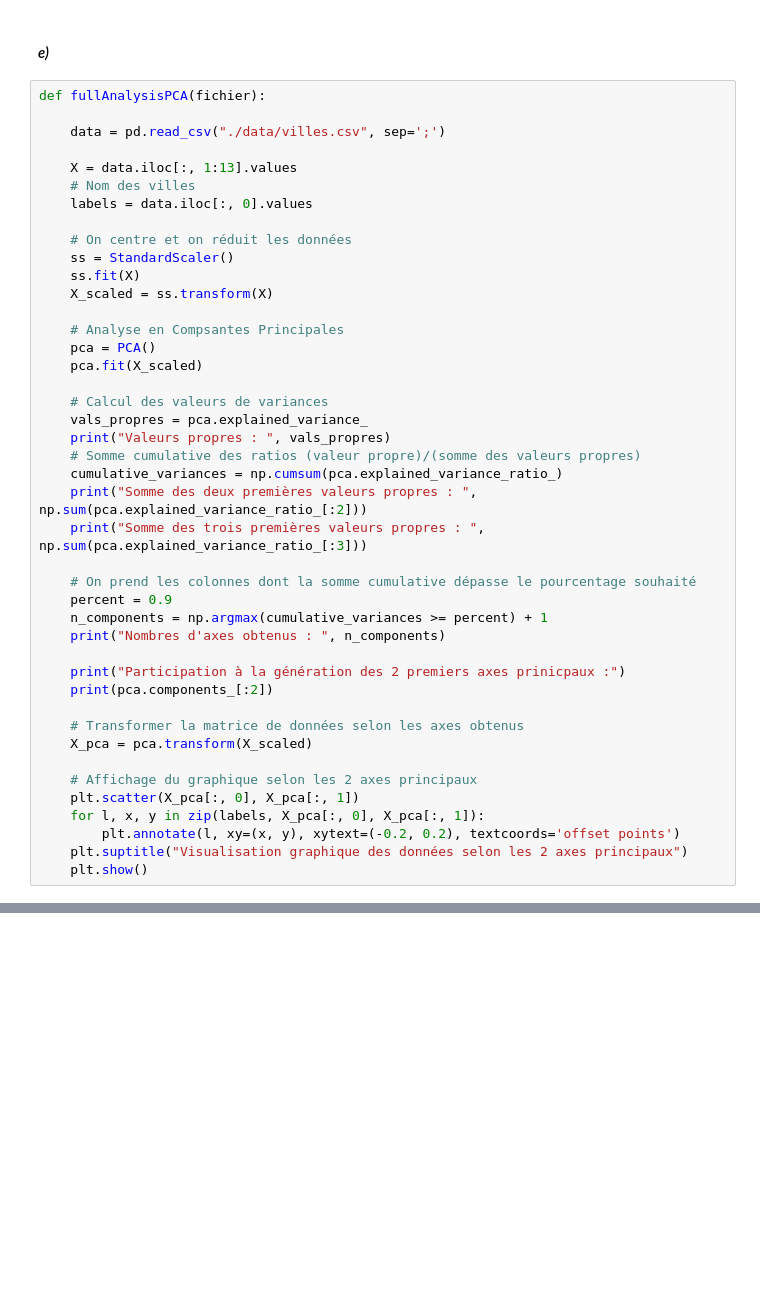
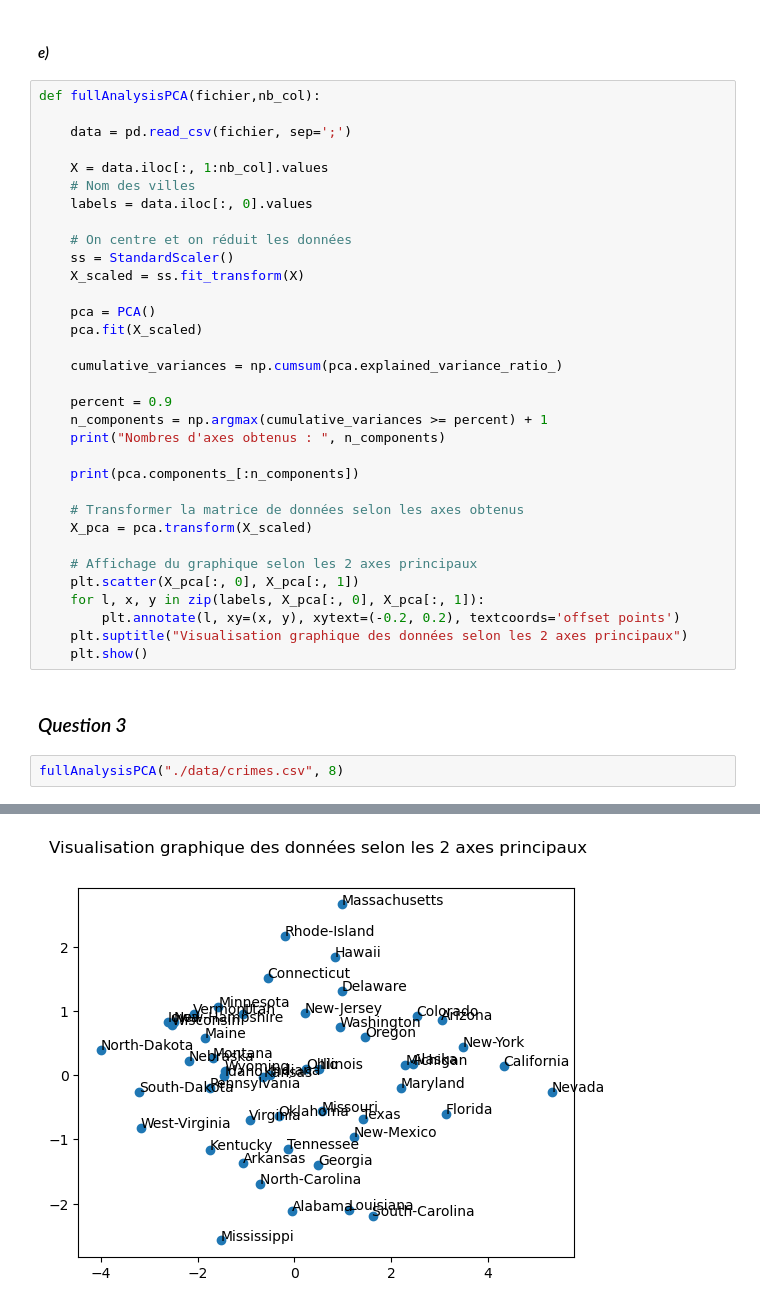
Before and after one commit to Hassen-GHAZEL/ADM_TP, a Jupyter notebook: TP2/TP_ACP_A_rendre_GHAZEL_Hassen__HALVICK_Thomas.ipynb, the cells around one changed output, grey strips where cells are left out. Cells and saved outputs as stored; diff of their text form; blank space fills up the shorter version.

Commit message:
Question 3

```diff
--- a/TP2/TP_ACP_A_rendre_GHAZEL_Hassen__HALVICK_Thomas.ipynb
+++ b/TP2/TP_ACP_A_rendre_GHAZEL_Hassen__HALVICK_Thomas.ipynb
@@ -95,38 +107,28 @@ positif : plus chaud en hiver et froid en été
 # %% [markdown]
 #### *e)*
 # %%
-def fullAnalysisPCA(fichier):
+def fullAnalysisPCA(fichier,nb_col):
 
-    data = pd.read_csv("./data/villes.csv", sep=';')
+    data = pd.read_csv(fichier, sep=';')
 
-    X = data.iloc[:, 1:13].values
+    X = data.iloc[:, 1:nb_col].values
     # Nom des villes
     labels = data.iloc[:, 0].values
 
     # On centre et on réduit les données
     ss = StandardScaler()
-    ss.fit(X)
-    X_scaled = ss.transform(X)
+    X_scaled = ss.fit_transform(X)
 
-    # Analyse en Compsantes Principales
     pca = PCA()
     pca.fit(X_scaled)
 
-    # Calcul des valeurs de variances
-    vals_propres = pca.explained_variance_
-    print("Valeurs propres : ", vals_propres)
-    # Somme cumulative des ratios (valeur propre)/(somme des valeurs propres)
     cumulative_variances = np.cumsum(pca.explained_variance_ratio_)
-    print("Somme des deux premières valeurs propres : ", np.sum(pca.explained_variance_ratio_[:2]))
-    print("Somme des trois premières valeurs propres : ", np.sum(pca.explained_variance_ratio_[:3]))
 
-    # On prend les colonnes dont la somme cumulative dépasse le pourcentage souhaité
     percent = 0.9
     n_components = np.argmax(cumulative_variances >= percent) + 1
     print("Nombres d'axes obtenus : ", n_components)
 
-    print("Participation à la génération des 2 premiers axes prinicpaux :")
-    print(pca.components_[:2])
+    print(pca.components_[:n_components])
 
     # Transformer la matrice de données selon les axes obtenus
     X_pca = pca.transform(X_scaled)
@@ -137,3 +139,8 @@ def fullAnalysisPCA(fichier):
         plt.annotate(l, xy=(x, y), xytext=(-0.2, 0.2), textcoords='offset points')
     plt.suptitle("Visualisation graphique des données selon les 2 axes principaux")
     plt.show()
+# %% [markdown]
+### *Question 3*
+# %%
+fullAnalysisPCA("./data/crimes.csv", 8)
+# %% [output]
@@ -139,0 +156 @@ def fullAnalysisPCA(fichier):
+[figure, added]
```
Also changed, not shown: parts of 5 cells of this notebook, 1 other file.
